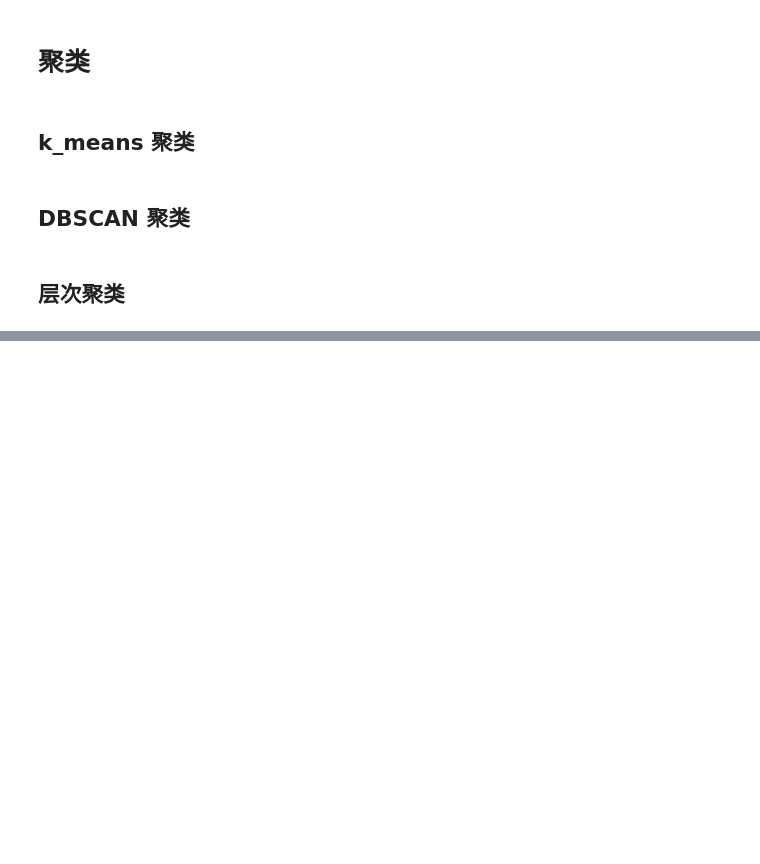
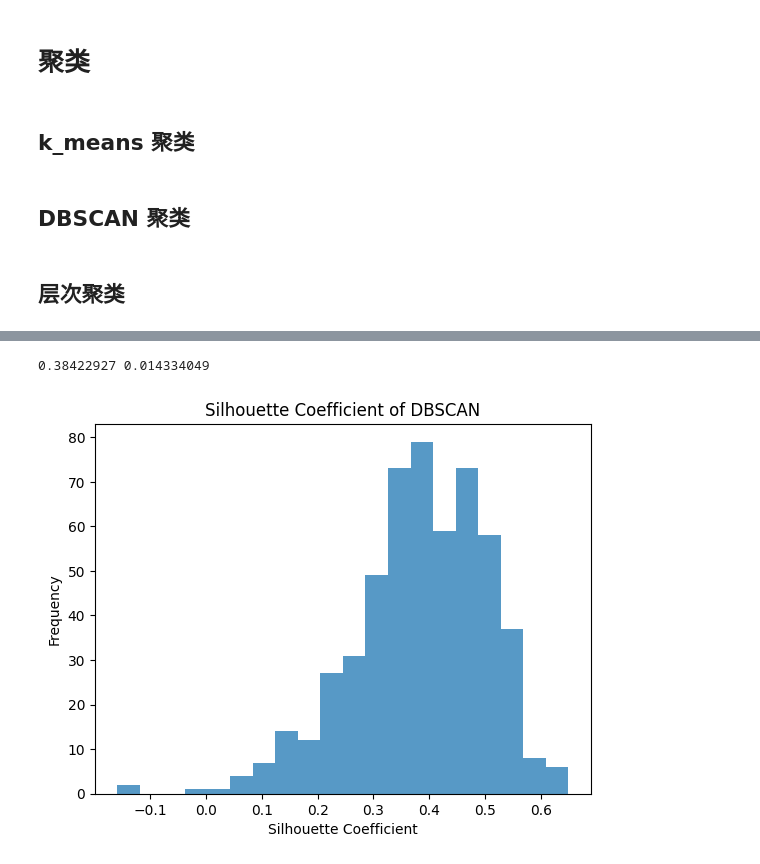
Before and after one commit to CaiShee/clustering, a Jupyter notebook: main.ipynb, the cells around one changed output, grey strips where cells are left out. Saved outputs shown, nothing was run; the diff lists cells and outputs as text; code cells hidden in the pictures; blank space fills up the shorter version.

```diff
--- a/main.ipynb
+++ b/main.ipynb
@@ -168,0 +213,37 @@ Error:
+# %%
+#DBSCAN
+
+import torch
+import numpy as np
+from sklearn.cluster import DBSCAN
+from sklearn.metrics import silhouette_score
+
+track = torch.load("Data\\track.pt")
+max_x = torch.max(track[:, :, 0])
+min_x = torch.min(track[:, :, 0])
+max_y = torch.max(track[:, :, 1])
+min_y = torch.min(track[:, :, 1])
+
+db = DBSCAN(eps=2, min_samples=1)
+
+scores=[]
+for i in range(track.shape[0]):
+    t = track[i]
+    idx = torch.argwhere(t[:, 0] != 0)
+    idx = idx[:, 0]
+    t = t[idx]
+    t = t[:, :2]
+    db.fit(t)
+    score = silhouette_score(t, db.labels_)
+    scores.append(score)
+
+scores=np.array(scores)
+print(np.mean(scores),np.var(scores))
+plt.hist(scores, bins=20, alpha=0.75)
+plt.title('Silhouette Coefficient of DBSCAN')
+plt.xlabel('Silhouette Coefficient')
+plt.ylabel('Frequency')
+plt.show()
+# %% [output]
+0.38422927 0.014334049
+[figure, added]
```
Also changed, not shown: parts of 13 cells of this notebook, 1 other file.
